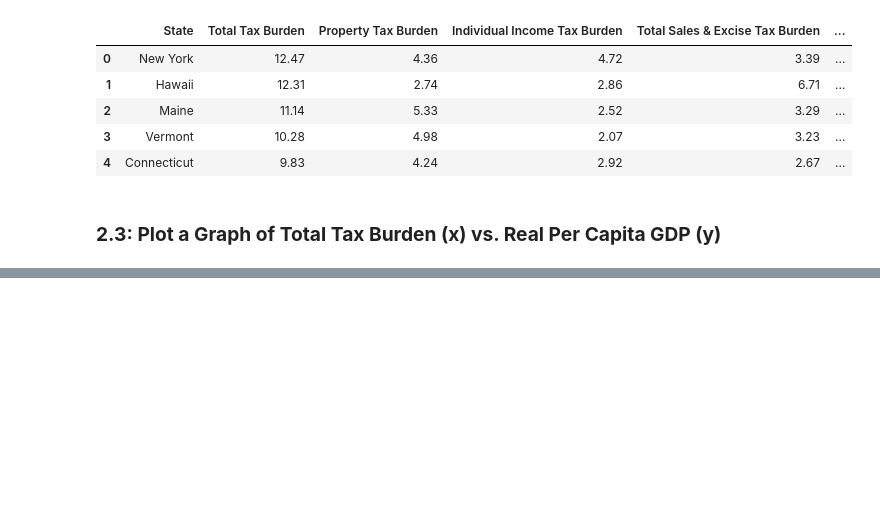
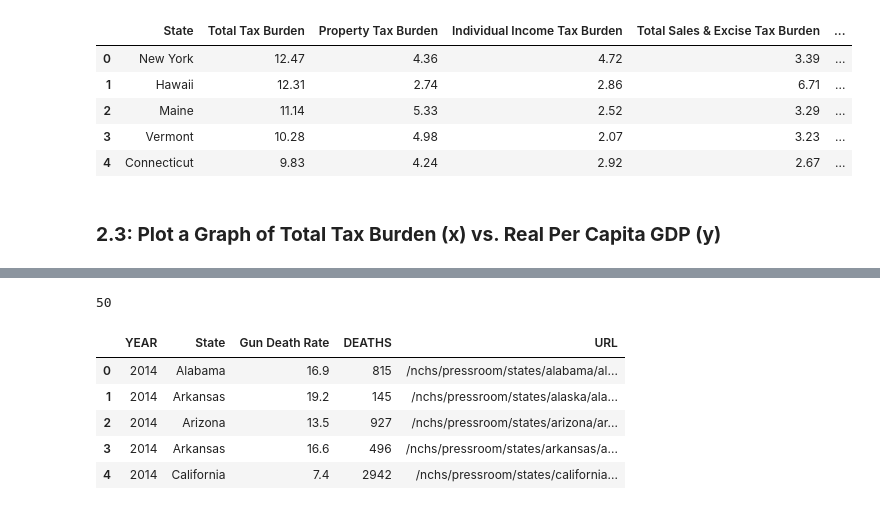
Before and after one commit to ririye01/math4334-MathModelingNotebooks, a Jupyter notebook: homework/hw1/hw1.ipynb, the cells around one changed output, grey strips where cells are left out. Cells and saved outputs as stored; diff of their text form; code cells hidden in the pictures; blank space fills up the shorter version.

```diff
--- a/homework/hw1/hw1.ipynb
+++ b/homework/hw1/hw1.ipynb
@@ -191,0 +207,12 @@ plt.show()
+# %%
+df_deaths: pd.DataFrame = pd.read_csv("data/deaths_by_guns_by_state.csv")
+print(df_deaths.shape[0])
+df_deaths.head()
+# %% [output]
+50
+|  | YEAR | State | Gun Death Rate | DEATHS | URL |
+| 0 | 2014 | Alabama | 16.9 | 815 | /nchs/pressroom/states/alabama/al... |
+| 1 | 2014 | Arkansas | 19.2 | 145 | /nchs/pressroom/states/alaska/ala... |
+| 2 | 2014 | Arizona | 13.5 | 927 | /nchs/pressroom/states/arizona/ar... |
+| 3 | 2014 | Arkansas | 16.6 | 496 | /nchs/pressroom/states/arkansas/a... |
+| 4 | 2014 | California | 7.4 | 2942 | /nchs/pressroom/states/california... |
```
Also changed, not shown: parts of 6 cells of this notebook, 10 other files.
